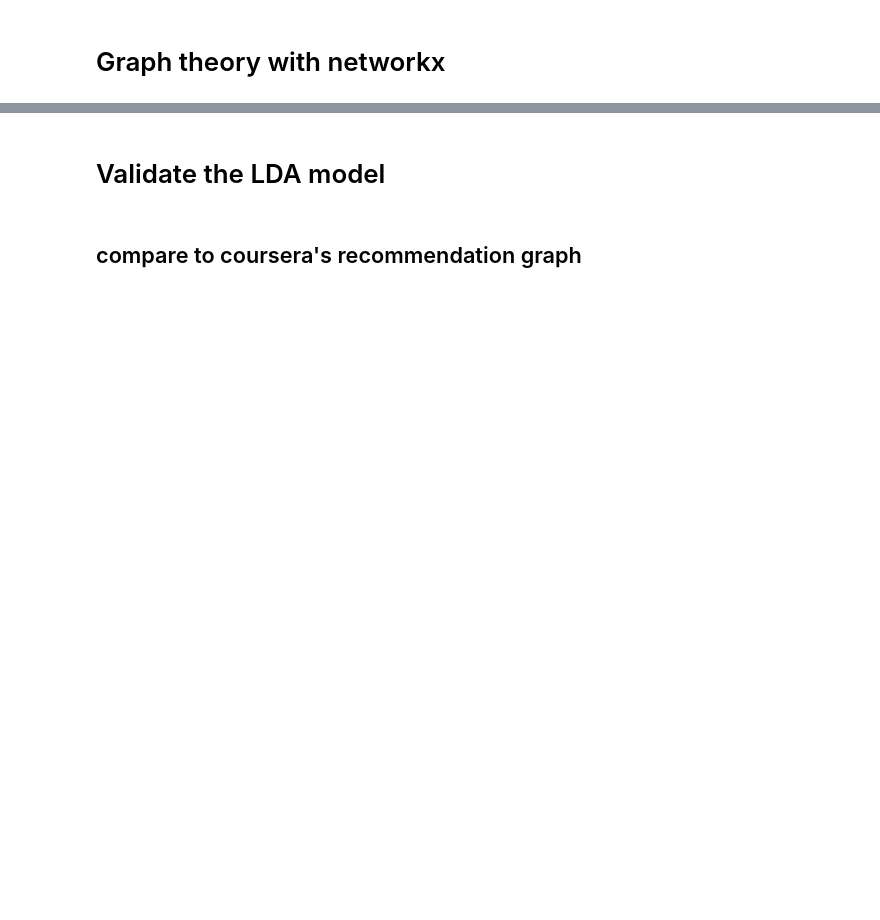
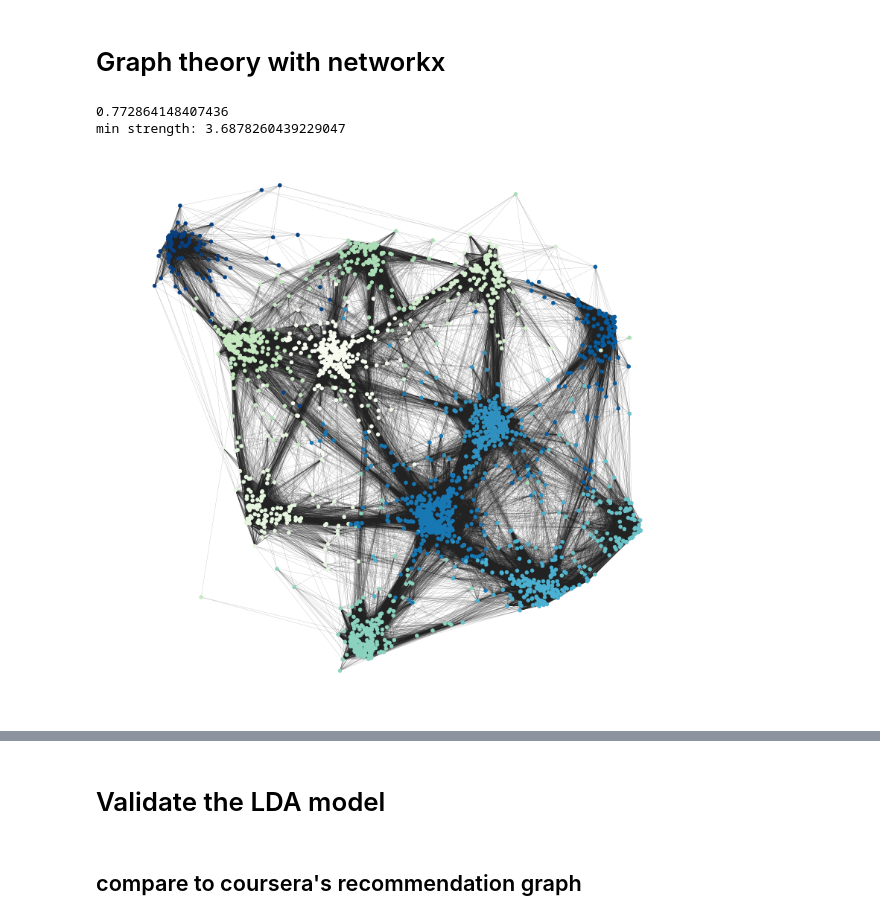
Before and after one commit to amandakeasson/edu-cater, a Jupyter notebook: notebooks/edu-cater.ipynb, the cells around one changed output, grey strips where cells are left out. Cells and saved outputs as stored; diff of their text form; code cells hidden in the pictures; blank space fills up the shorter version.

```diff
--- a/notebooks/edu-cater.ipynb
+++ b/notebooks/edu-cater.ipynb
@@ -121,9 +121,9 @@ for i in range(len(good_courses)):
     hours.append(course_info['hours'])
     levels.append(course_info['level'])
     enrollment.append(course_info['enrollment'])
-    preprocessed, stemdict = preprocess(allinfo)
+    preprocessed, stemdict = preprocess(allinfo, stopwords)
     processed_info.append(preprocessed)
-    skills_all.append(preprocess(tmpskills)[0])
+    skills_all.append(preprocess(tmpskills, stopwords)[0])
     course_info_all.append(allinfo)
     dict_stem_full.extend(stemdict)
 
@@ -408,6 +443,7 @@ scorecorrs = cos_sim(scoremat)
 scorecorrs_triu = np.triu(scorecorrs)
 scorecorrs_triu = scorecorrs_triu[scorecorrs_triu>0]
 thresh = np.percentile(scorecorrs_triu,92.5)
+#thresh=.7
 print(thresh)
 scorecorrs[scorecorrs<=thresh] = 0
 
@@ -420,6 +456,10 @@ weights = dict(G.degree(weight='weight'))
 values = [weights.get(node, 0.25) for node in G.nodes()]
 values_lda = copy.deepcopy(values)
 values = np.argmax(doc_topic_dists,axis=1)
+
+file = open('../edu-app/course_titles.pkl','rb')
+titles_all = pickle.load(file)
+file.close()
 
 file = open('../edu-app/networkx_graph.pkl','wb')
 pickle.dump(G, file)
@@ -429,33 +469,37 @@ file = open('../edu-app/networkx_pos.pkl', 'wb')
 pickle.dump(pos, file)
 file.close()
 
 file = open('../edu-app/networkx_values.pkl', 'wb')
 pickle.dump(values, file)
 file.close()
 
 with open('../edu-app/static/nodes_orig.csv', mode='w') as fp:
     fwriter = csv.writer(fp, delimiter=',', quotechar='"', quoting=csv.QUOTE_MINIMAL)
     fwriter.writerow(['x', 'y', 'strength', 'radius','title'])
     for i in range(len(pos)):
         fwriter.writerow([pos[i][0], pos[i][1], int(values[i]), 2, titles_all[i]])
 
 plt.figure(1,figsize=(10,10))
 nx.draw(G, pos, node_size=20, node_color = values, width=.1, cmap='GnBu', edge_color = "#222222")
 plt.savefig("figures/coursera_lda_network.png", format="PNG")
 plt.show(block=False)
 
 # write edges.csv: saved edges are for visualization only (higher threshold)
 list_edges = list(G.edges())
 with open('../edu-app/static/edges_orig.csv', mode='w') as fp:
     fwriter = csv.writer(fp, delimiter=',', quotechar='"', quoting=csv.QUOTE_MINIMAL)
     fwriter.writerow(['x1', 'x2', 'y1', 'y2', 'width', 'color'])
     for i in range(len(list_edges)):
         if list_edges[i][0] != list_edges[i][1]:
             x1 = pos[list_edges[i][0]][0]
             x2 = pos[list_edges[i][1]][0]
             y1 = pos[list_edges[i][0]][1]
             y2 = pos[list_edges[i][1]][1]
             fwriter.writerow([x1, x2, y1, y2, G.edges[list_edges[i][0],list_edges[i][1]]['weight'], '#000000'])
+# %% [output]
+0.772864148407436
+min strength: 3.6878260439229047
+[figure, added]
 # %%
 # use a higher threshold for visualization purposes only (looks much nicer!)
 
```
Also changed, not shown: parts of 20 cells of this notebook, 21 other files.
